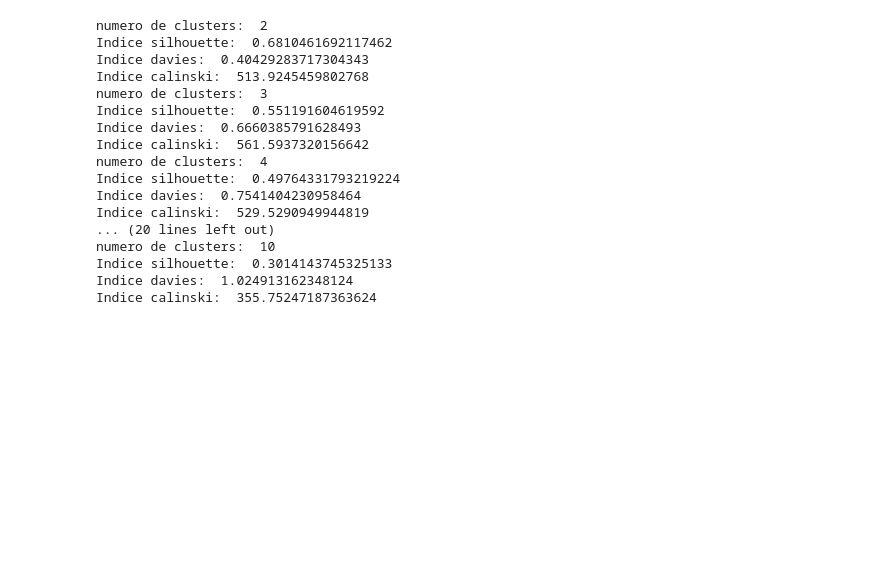
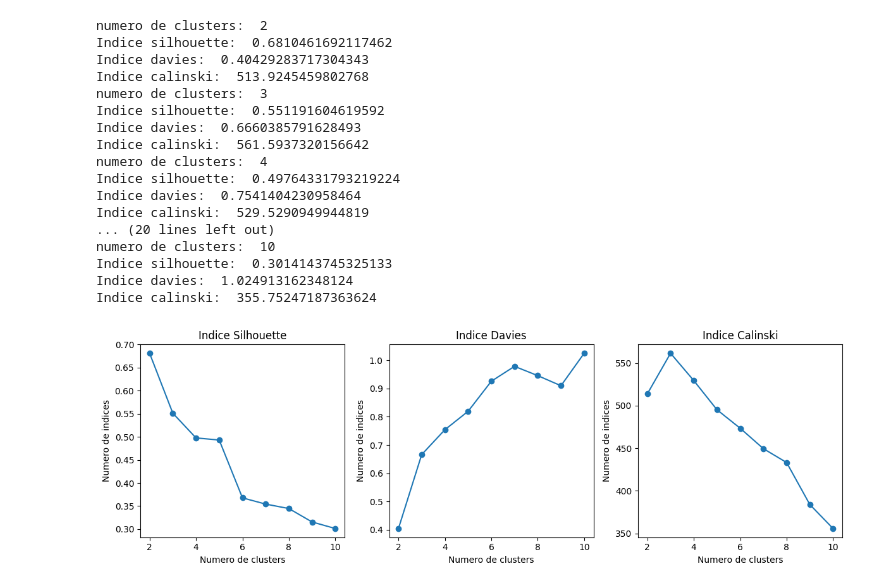
Before and after one commit to mikesaurio/MachineLearning, a Jupyter notebook: no_supervisado/distancias/metricas_distancia.ipynb, the cells around one changed output. Saved outputs shown, nothing was run; the diff lists cells and outputs as text; code cells hidden in the pictures; blank space fills up the shorter version.

Commit message:
add distancias en los clusters

```diff
--- a/no_supervisado/distancias/metricas_distancia.ipynb
+++ b/no_supervisado/distancias/metricas_distancia.ipynb
@@ -13,6 +14,10 @@ from sklearn.datasets import load_iris
 
 iris = load_iris()
 # %%
+silhouette_list=[]
+davies_list=[]
+calinski_list=[]
+
 for n_clusters in range(2,11):
     K_means = KMeans(n_clusters,random_state=42)
     labels = K_means.fit_predict(iris.data)
@@ -20,8 +25,13 @@ for n_clusters in range(2,11):
 
     #Indice de métricas de distancia
     silhouette = silhouette_score(iris.data,labels)
+    silhouette_list.append(silhouette)
+
     davies_bouldin = davies_bouldin_score(iris.data,labels)
+    davies_list.append(davies_bouldin)
+
     calinski_harabasz = calinski_harabasz_score(iris.data,labels)
+    calinski_list.append(calinski_harabasz)
 
     print('numero de clusters: ', n_clusters)
     print('Indice silhouette: ', silhouette)
@@ -45,3 +55,27 @@ numero de clusters:  10
 Indice silhouette:  0.3014143745325133
 Indice davies:  1.024913162348124
 Indice calinski:  355.75247187363624
+# %%
+plt.figure(figsize=(12,4))
+plt.subplot(1,3,1)
+plt.plot(range(2,11), silhouette_list, marker='o')
+plt.title("Indice Silhouette")
+plt.xlabel("Numero de clusters")
+plt.ylabel("Numero de indices")
+
+plt.subplot(1,3,2)
+plt.plot(range(2,11), davies_list, marker='o')
+plt.title("Indice Davies")
+plt.xlabel("Numero de clusters")
+plt.ylabel("Numero de indices")
+
+plt.subplot(1,3,3)
+plt.plot(range(2,11), calinski_list, marker='o')
+plt.title("Indice Calinski")
+plt.xlabel("Numero de clusters")
+plt.ylabel("Numero de indices")
+
+plt.tight_layout()
+plt.show()
+# %% [output]
+[figure, added]
```
Also changed, not shown: parts of 1 cell of this notebook.
